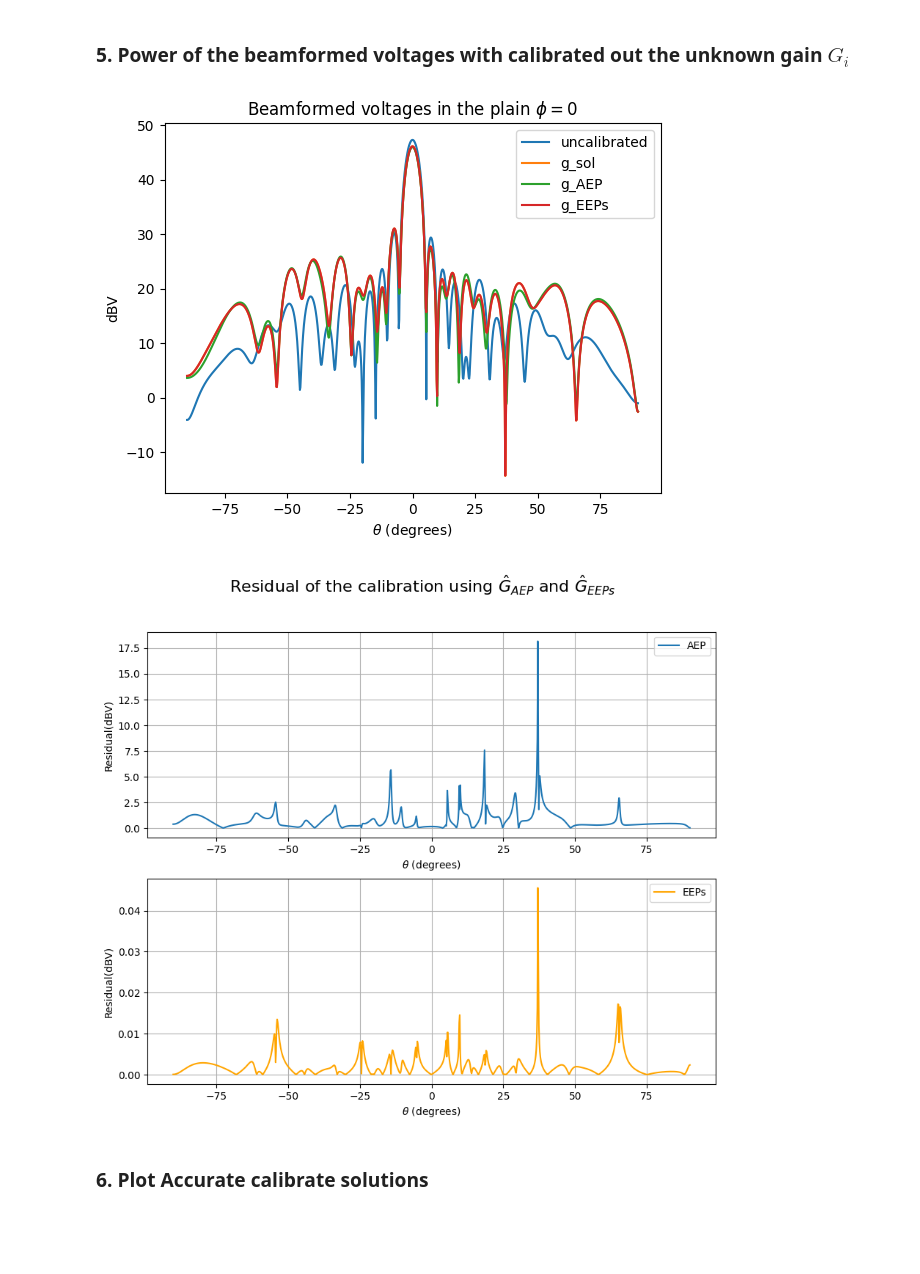
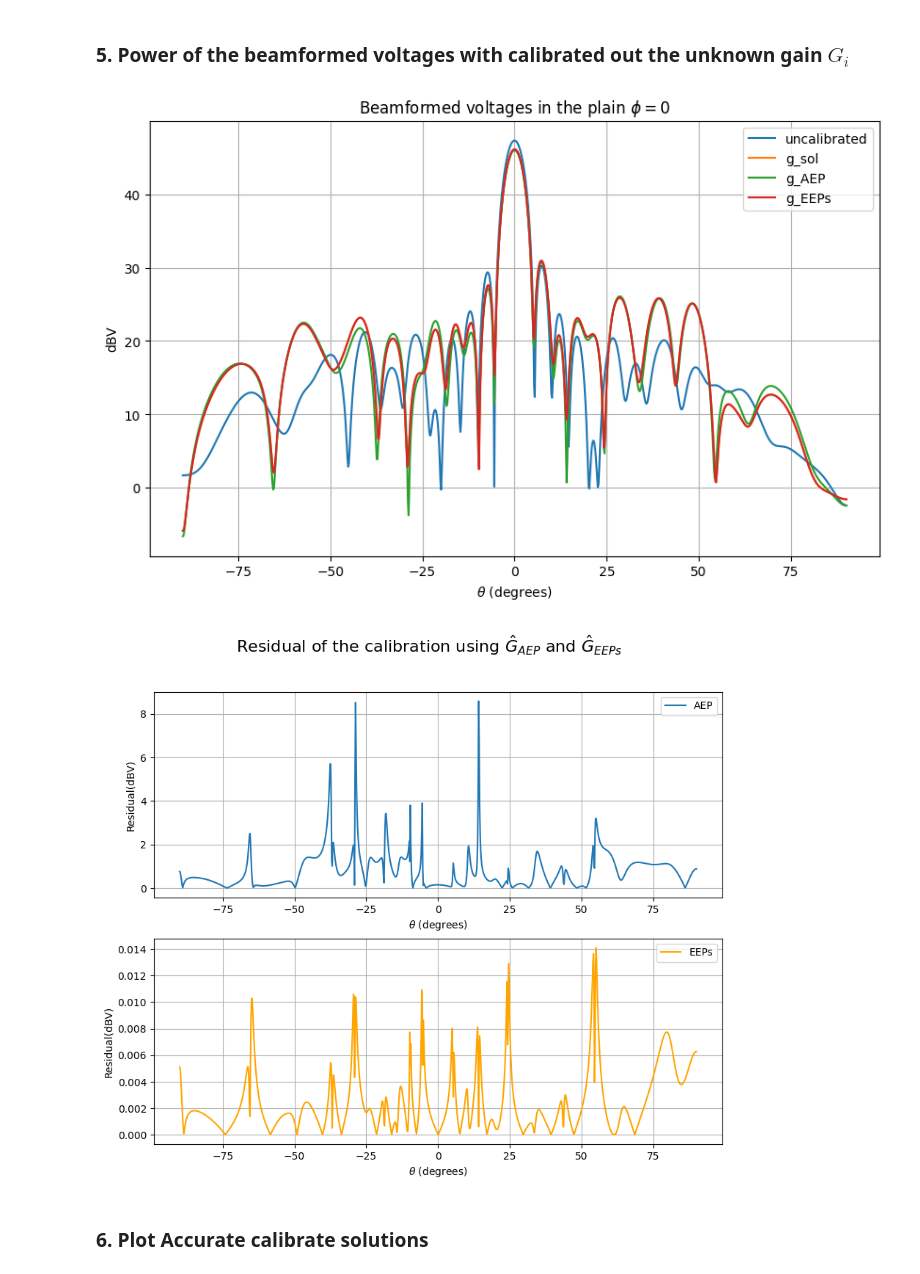
Before and after one commit to ZhongXinyu/SKA-Signal-Detection, a Jupyter notebook: src.ipynb, the cells around one changed output. Drawn from its saved outputs; the diff is of its cells as text; code cells hidden in the pictures; blank space fills up the shorter version.

```diff
--- a/src.ipynb
+++ b/src.ipynb
@@ -439,7 +439,7 @@ def calibration(v_theta, v_phi, g, w, theta, phi):
     """
     v_theta = v_theta * g
     v_phi = v_phi * g
-    phase_factor = np.exp(1j * k0 * np.sin(theta) * np.cos(phi) * x_pos + np.sin(theta) * np.sin(phi) * y_pos)
+    phase_factor = np.exp(-1j * k0 * (np.sin(theta) * np.cos(phi) * x_pos + np.sin(theta) * np.sin(phi) * y_pos))
     b_theta = np.sum(v_theta * w * phase_factor, axis = 1)
     b_phi= np.sum(v_phi * w * phase_factor, axis = 1)
 
@@ -457,20 +457,23 @@ b_calibrated_db_AEP = calibration(v_theta_polY, v_phi_polY, g_AEP_est, w, theta,
 b_calibrated_db_EEPs = calibration(v_theta_polY, v_phi_polY, g_EEPs_est, w, theta, phi)
 # %%
 # plot station beam against theta
+# set the size of the figure
+plt.figure(figsize=(10, 6))
 theta = np.linspace(-90, 90, N)[:,None]
 plt.plot(theta, b_uncalibrated_db, label = 'uncalibrated')
 plt.plot(theta, b_calibrated_db_sol, label = 'g_sol')
 plt.plot(theta, b_calibrated_db_AEP, label = 'g_AEP')
 plt.plot(theta, b_calibrated_db_EEPs, label = 'g_EEPs')
 # plt.plot(theta, b_polY_calibrated_db, label = 'b_polY_calibrated')
 plt.xlabel(r'$\theta$ (degrees)')
 plt.ylabel('dBV')
 plt.title(r'Beamformed voltages in the plain $\phi = 0$')
 plt.legend()
+plt.grid()
 plt.savefig('figures/beamformed_voltages.png')
 plt.show()
 # %% [output]
-[figure, old version]
+[figure, new version]
 # %%
 # calculate the error between the calibrated beam and the exact beam
 residual_AEP = np.abs(b_calibrated_db_AEP - b_calibrated_db_sol)
@@ -497,6 +500,6 @@ plt.savefig('figures/beamformed_residual_subplots.png')
 
 plt.show()
 # %% [output]
-[figure, old version]
+[figure, new version]
 # %% [markdown]
 ### 6. Plot Accurate calibrate solutions
```
Also changed, not shown: parts of 8 cells of this notebook.
